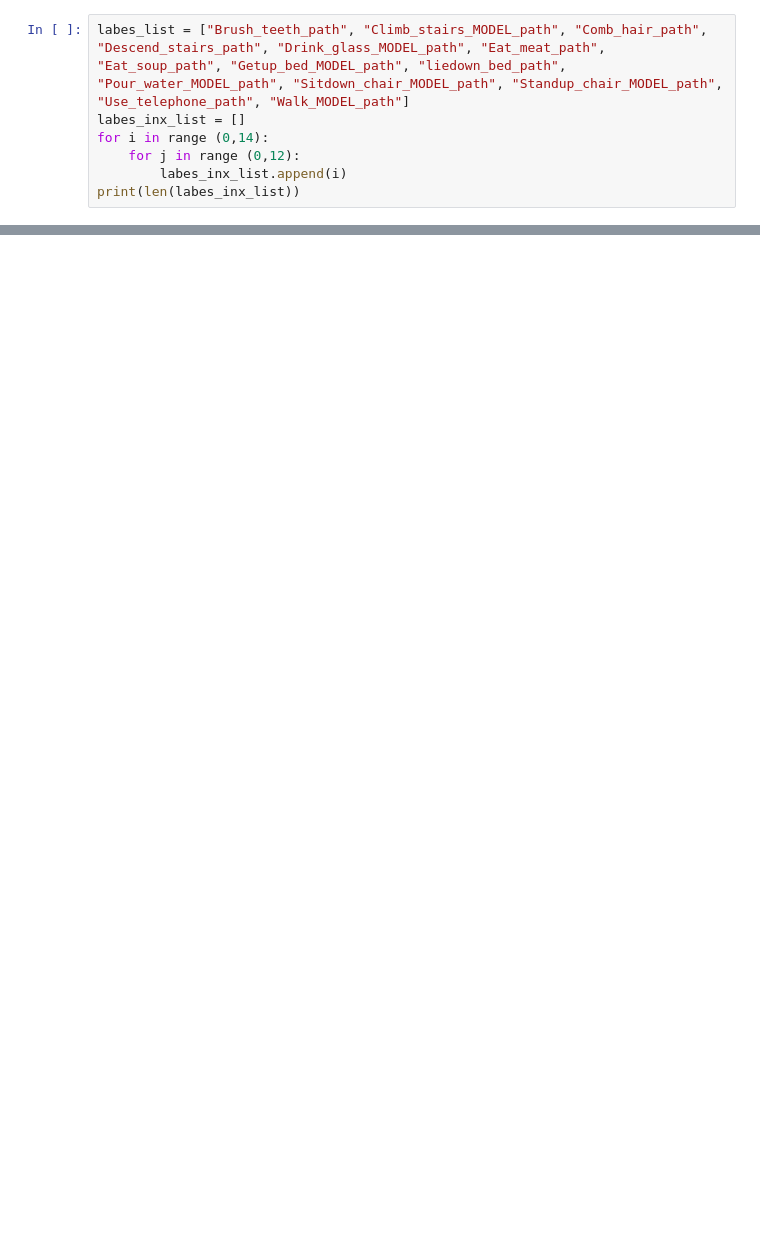
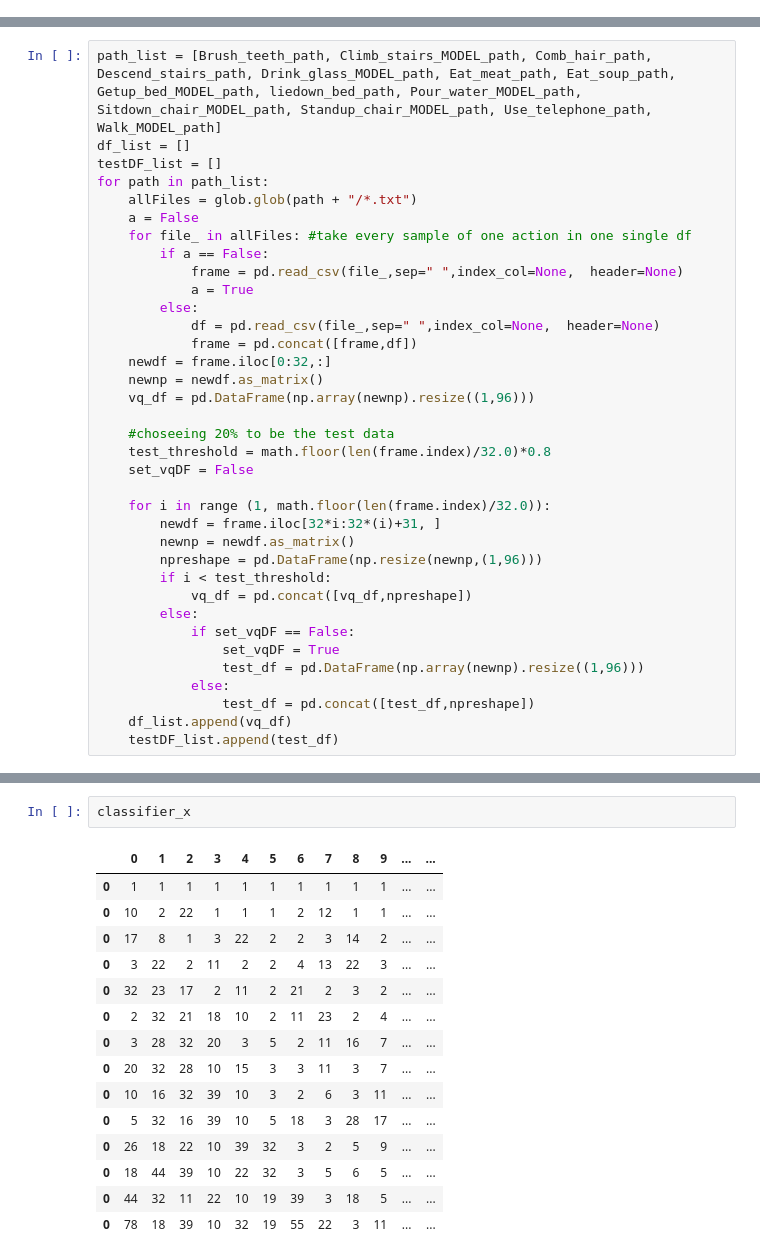
Before and after one commit to lpoon2/CS498-AML, a Jupyter notebook: hw4/hw4.2.ipynb, the cells around one changed output, grey strips where cells are left out. Cells and saved outputs as stored; diff of their text form; blank space fills up the shorter version.

```diff
--- a/hw4/hw4.2.ipynb
+++ b/hw4/hw4.2.ipynb
@@ -152,7 +14,0 @@ print(codebook_df) # do you get each of the codebook and train it on random fore
-# %%
-labes_list = ["Brush_teeth_path", "Climb_stairs_MODEL_path", "Comb_hair_path", "Descend_stairs_path", "Drink_glass_MODEL_path", "Eat_meat_path", "Eat_soup_path", "Getup_bed_MODEL_path", "liedown_bed_path", "Pour_water_MODEL_path", "Sitdown_chair_MODEL_path", "Standup_chair_MODEL_path", "Use_telephone_path", "Walk_MODEL_path"]
-labes_inx_list = []
-for i in range (0,14):
-    for j in range (0,12):
-        labes_inx_list.append(i)
-print(len(labes_inx_list))
@@ -160,0 +33,36 @@ print(len(labes_inx_list))
+# %%
+path_list = [Brush_teeth_path, Climb_stairs_MODEL_path, Comb_hair_path, Descend_stairs_path, Drink_glass_MODEL_path, Eat_meat_path, Eat_soup_path, Getup_bed_MODEL_path, liedown_bed_path, Pour_water_MODEL_path, Sitdown_chair_MODEL_path, Standup_chair_MODEL_path, Use_telephone_path, Walk_MODEL_path]
+df_list = []
+testDF_list = []
+for path in path_list:
+    allFiles = glob.glob(path + "/*.txt")
+    a = False
+    for file_ in allFiles: #take every sample of one action in one single df
+        if a == False:
+            frame = pd.read_csv(file_,sep=" ",index_col=None,  header=None)
+            a = True
+        else:
+            df = pd.read_csv(file_,sep=" ",index_col=None,  header=None)
+            frame = pd.concat([frame,df])
+    newdf = frame.iloc[0:32,:]
+    newnp = newdf.as_matrix()
+    vq_df = pd.DataFrame(np.array(newnp).resize((1,96)))
+
+    #choseeing 20% to be the test data
+    test_threshold = math.floor(len(frame.index)/32.0)*0.8
+    set_vqDF = False
+
+    for i in range (1, math.floor(len(frame.index)/32.0)):
+        newdf = frame.iloc[32*i:32*(i)+31, ]
+        newnp = newdf.as_matrix()
+        npreshape = pd.DataFrame(np.resize(newnp,(1,96)))
+        if i < test_threshold:
+            vq_df = pd.concat([vq_df,npreshape])
+        else:
+            if set_vqDF == False:
+                set_vqDF = True
+                test_df = pd.DataFrame(np.array(newnp).resize((1,96)))
+            else:
+                test_df = pd.concat([test_df,npreshape])
+    df_list.append(vq_df)
+    testDF_list.append(test_df)
@@ -160,0 +117,18 @@ print(len(labes_inx_list))
+# %%
+classifier_x
+# %% [output]
+|  | 0 | 1 | 2 | 3 | 4 | 5 | 6 | 7 | 8 | 9 | ... | ... |
+| 0 | 1 | 1 | 1 | 1 | 1 | 1 | 1 | 1 | 1 | 1 | ... | ... |
+| 0 | 10 | 2 | 22 | 1 | 1 | 1 | 2 | 12 | 1 | 1 | ... | ... |
+| 0 | 17 | 8 | 1 | 3 | 22 | 2 | 2 | 3 | 14 | 2 | ... | ... |
+| 0 | 3 | 22 | 2 | 11 | 2 | 2 | 4 | 13 | 22 | 3 | ... | ... |
+| 0 | 32 | 23 | 17 | 2 | 11 | 2 | 21 | 2 | 3 | 2 | ... | ... |
+| 0 | 2 | 32 | 21 | 18 | 10 | 2 | 11 | 23 | 2 | 4 | ... | ... |
+| 0 | 3 | 28 | 32 | 20 | 3 | 5 | 2 | 11 | 16 | 7 | ... | ... |
+| 0 | 20 | 32 | 28 | 10 | 15 | 3 | 3 | 11 | 3 | 7 | ... | ... |
+| 0 | 10 | 16 | 32 | 39 | 10 | 3 | 2 | 6 | 3 | 11 | ... | ... |
+| 0 | 5 | 32 | 16 | 39 | 10 | 5 | 18 | 3 | 28 | 17 | ... | ... |
+| 0 | 26 | 18 | 22 | 10 | 39 | 32 | 3 | 2 | 5 | 9 | ... | ... |
+| 0 | 18 | 44 | 39 | 10 | 22 | 32 | 3 | 5 | 6 | 5 | ... | ... |
+| 0 | 44 | 32 | 11 | 22 | 10 | 19 | 39 | 3 | 18 | 5 | ... | ... |
+| 0 | 78 | 18 | 39 | 10 | 32 | 19 | 55 | 22 | 3 | 11 | ... | ... |
```
Also changed, not shown: parts of 14 cells of this notebook, 1 other file.
